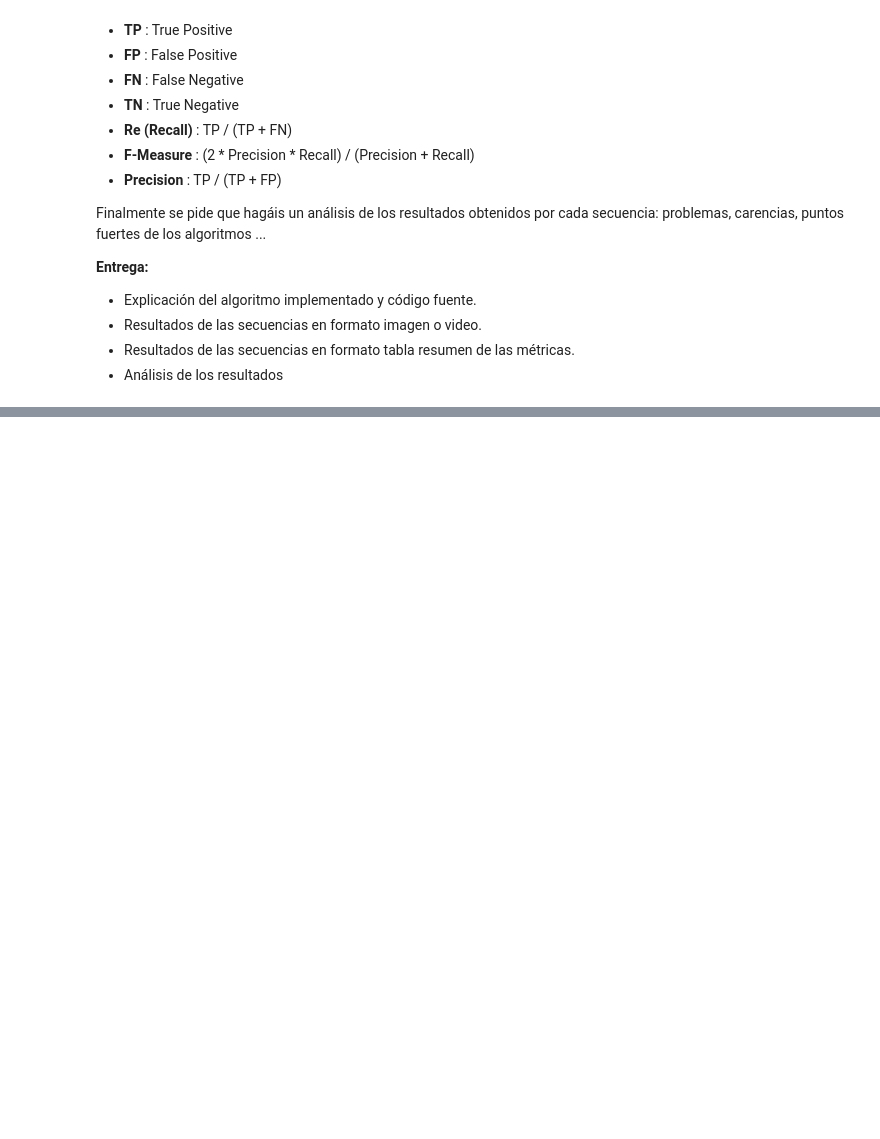
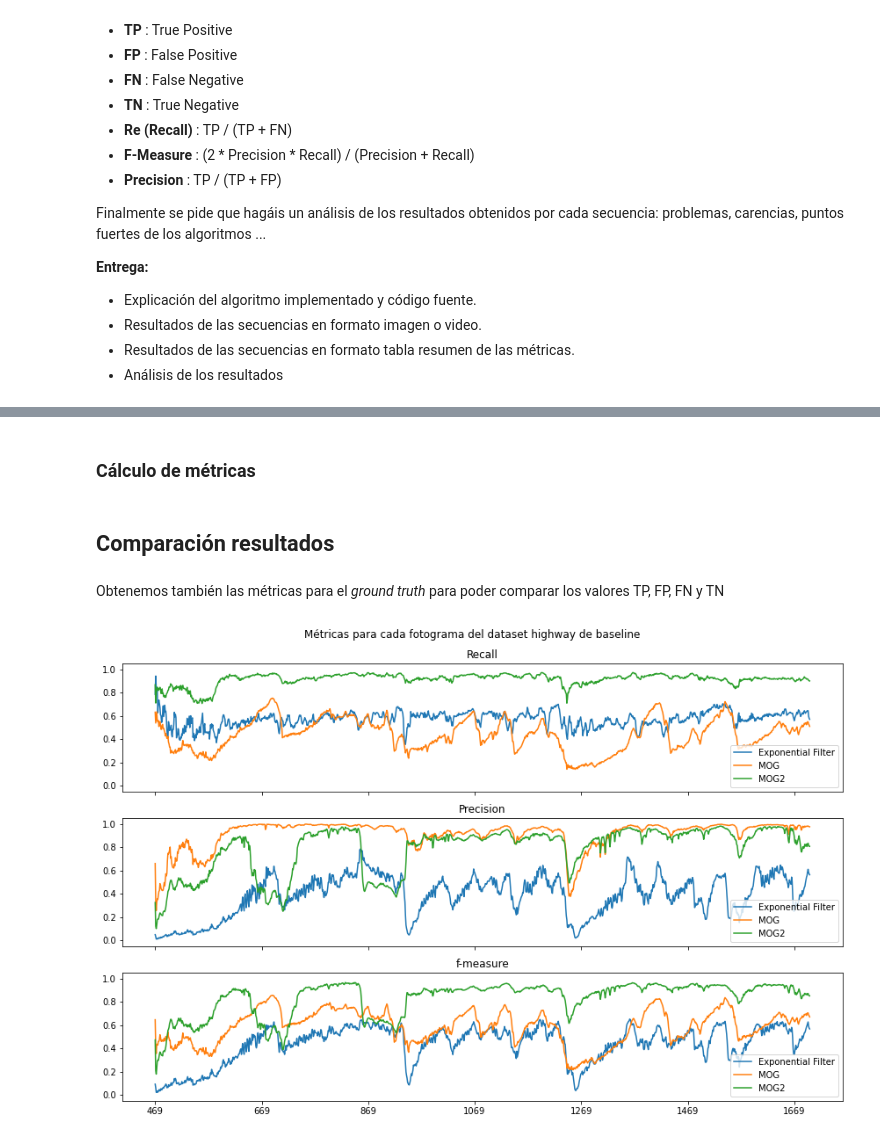
Before and after one commit to JanuszJSzturo/ImageAnalysis2020, a Jupyter notebook: BackgroundSubtraction/bgSubstractionAnalisys.ipynb, the cells around one changed output, grey strips where cells are left out. Cells and saved outputs as stored; diff of their text form; code cells hidden in the pictures; blank space fills up the shorter version.

```diff
--- a/BackgroundSubtraction/bgSubstractionAnalisys.ipynb
+++ b/BackgroundSubtraction/bgSubstractionAnalisys.ipynb
@@ -62,18 +32,0 @@ from utils import *
-# %%
-loadPath = 'DATA/baseline/baseline/highway/input/*.jpg'
-gtHighwayPath = 'DATA/baseline/baseline/highway/groundtruth/*.png'
-savePath = 'DATA/baseline/results/highway_MOG/'
-images = loadImages(loadPath)
-gt_hihgway_frames = loadImages(gtHighwayPath)
-#exponentialFilter(images,0.05,savePath)
-MOG(images, savePath)
-result_MOG = loadImages('DATA/baseline/results/highway_MOG/*jpg')
-
-tp =  np.zeros((len(result_MOG)))
-fn =  np.zeros((len(result_MOG)))
-fp =  np.zeros((len(result_MOG)))
-tn =  np.zeros((len(result_MOG)))
-
-for i in range(len(result_MOG)):
-    tp[i],fn[i],fp[i],tn[i] = comparator(result_MOG[i],gt_hihgway_frames[i])
-    print(tp[i],fn[i],fp[i],tn[i])
@@ -131,0 +186,2 @@ Video(value=b'\x00\x00\x00\x1cftypisom\x00\x00\x02\x00isomiso2mp41\x00\x00\x00\x
+# %% [markdown]
+### Cálculo de métricas
@@ -131,0 +193,4 @@ Video(value=b'\x00\x00\x00\x1cftypisom\x00\x00\x02\x00isomiso2mp41\x00\x00\x00\x
+# %% [markdown]
+## Comparación resultados
+# %% [markdown]
+Obtenemos también las métricas para el _ground truth_ para poder comparar los valores TP, FP, FN y TN
@@ -131,0 +202,40 @@ Video(value=b'\x00\x00\x00\x1cftypisom\x00\x00\x02\x00isomiso2mp41\x00\x00\x00\x
+# %%
+fig, ax = plt.subplots(3, sharex=True, sharey=True, figsize=(12,8))
+ax[0].plot(r_p_fm_frames_EF[0], label="Exponential Filter")
+ax[0].plot(r_p_fm_frames_MOG[0],label="MOG")
+ax[0].plot(r_p_fm_frames_MOG2[0],label="MOG2")
+ax[0].set_title("Recall")
+
+locs, labels = plt.xticks()
+my_ticks = np.zeros(len(locs))
+for i in range(len(locs)):
+    my_ticks[i] = int(locs[i]+469)
+
+my_ticks = my_ticks.astype(int)
+
+plt.xticks(locs[1:-1], my_ticks[1:-1])
+
+
+ax[1].plot(r_p_fm_frames_EF[1],label="Exponential Filter")
+ax[1].plot(r_p_fm_frames_MOG[1],label="MOG")
+ax[1].plot(r_p_fm_frames_MOG2[1],label="MOG2")
+ax[1].set_title("Precision")
+plt.xticks(locs[1:-1], my_ticks[1:-1])
+
+ax[2].plot(r_p_fm_frames_EF[2],label="Exponential Filter")
+ax[2].plot(r_p_fm_frames_MOG[2],label="MOG")
+ax[2].plot(r_p_fm_frames_MOG2[2],label="MOG2")
+ax[2].set_title("f-measure")
+plt.xticks(locs[1:-1], my_ticks[1:-1])
+
+
+
+plt.ylim([-0.05,1.05])
+legend = ax[0].legend(loc='lower right')
+legend = ax[1].legend(loc='lower right')
+legend = ax[2].legend(loc='lower right')
+fig.suptitle('Métricas para cada fotograma del dataset highway de baseline')
+fig.tight_layout()
+plt.show()
+# %% [output]
+[figure, added]
```
Also changed, not shown: parts of 162 cells of this notebook, 11 other files.
